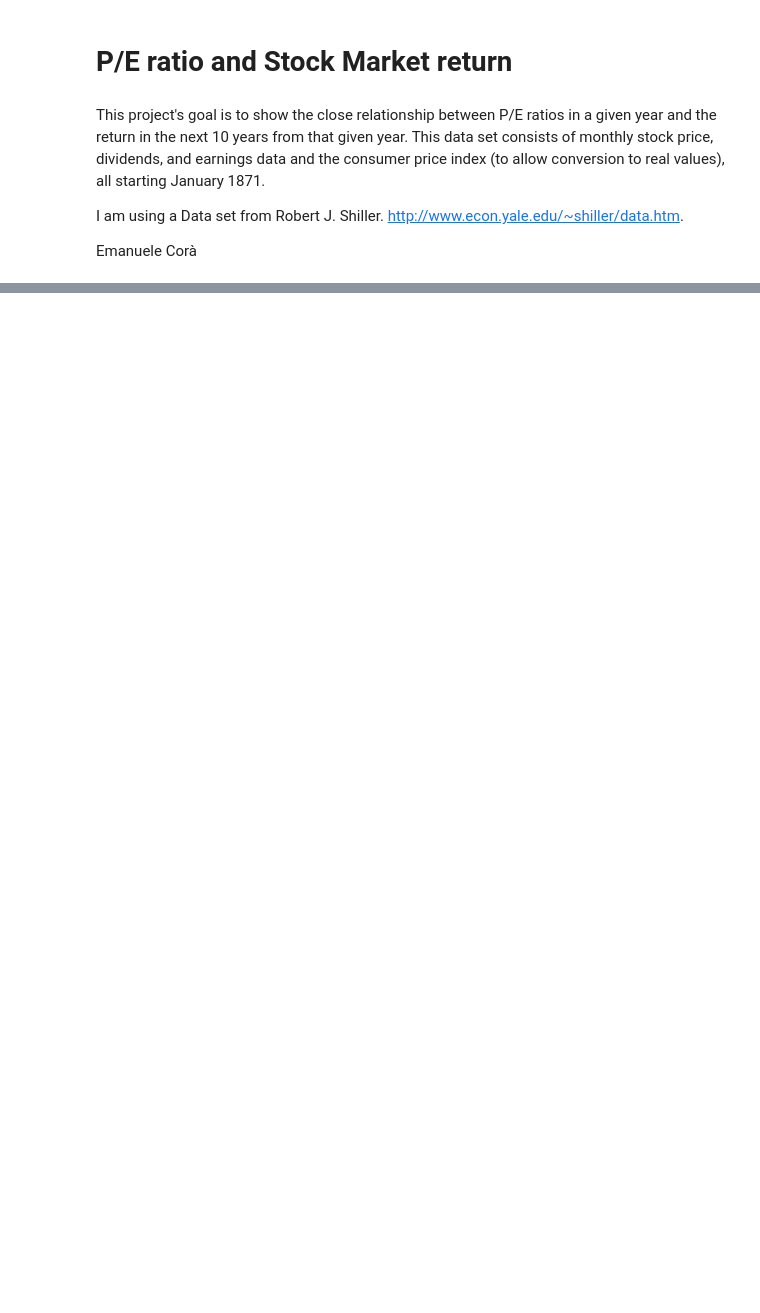
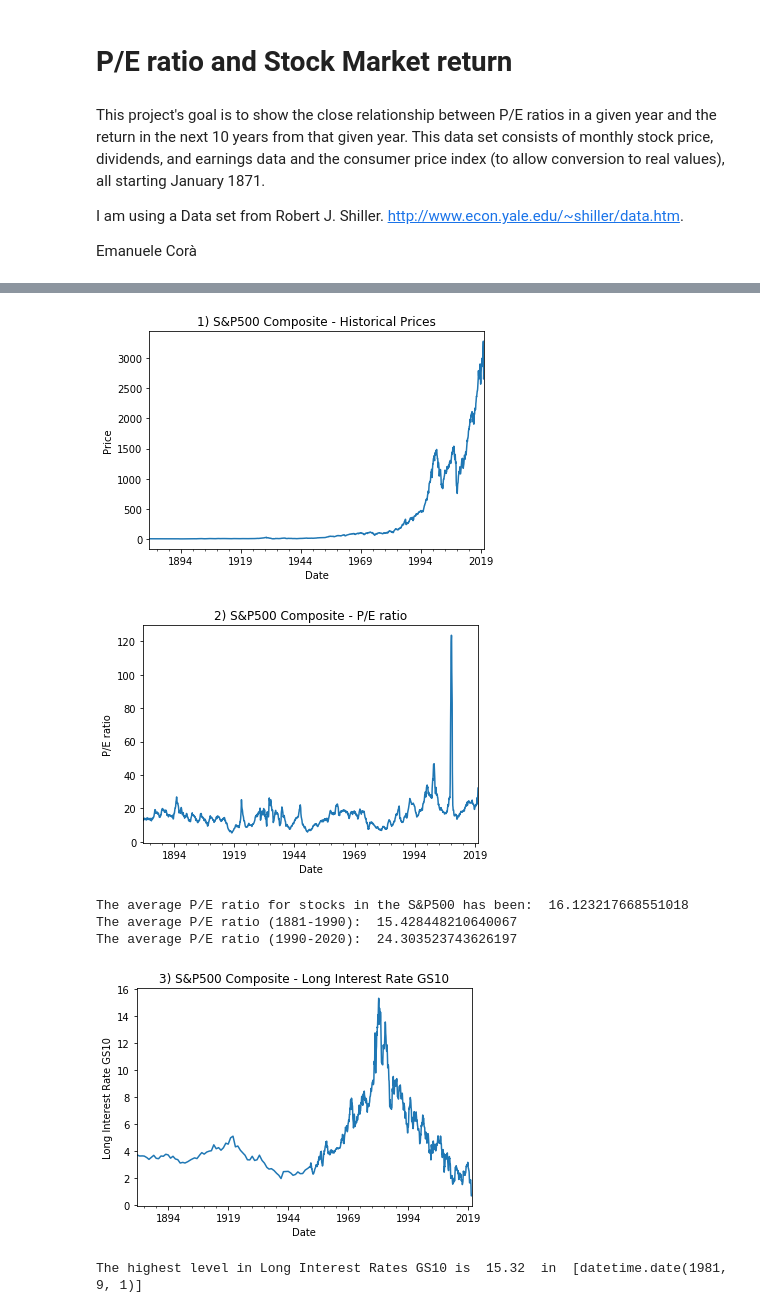
Before and after one commit to emanuelecora/P-E-and-Stock-Market-Return, a Jupyter notebook: Notebook.ipynb, the cells around one changed output, grey strips where cells are left out. Drawn from its saved outputs; the diff is of its cells as text; code cells hidden in the pictures; blank space fills up the shorter version.

Commit message:
Explained P/E ratio, Interest rates and discount rate

```diff
--- a/Notebook.ipynb
+++ b/Notebook.ipynb
@@ -47,3 +46,32 @@ df.head()
 # %%
 df["Date"] = pd.to_datetime(df["Date"], format='%Y.%m')
 df = df.set_index("Date")
+# %%
+df["Price"].plot()
+plt.title("1) S&P500 Composite - Historical Prices")
+plt.xlabel("Date")
+plt.ylabel("Price")
+plt.show()
+df["P/E ratio"].plot()
+plt.title("2) S&P500 Composite - P/E ratio")
+plt.xlabel("Date")
+plt.ylabel("P/E ratio")
+plt.show()
+print("The average P/E ratio for stocks in the S&P500 has been: ", pe_avg)
+print("The average P/E ratio (1881-1990): ", df["P/E ratio"].head(366).mean())
+print("The average P/E ratio (1990-2020): ", df["P/E ratio"].tail(366).mean())
+df["Long Interest Rate GS10"].plot()
+plt.title("3) S&P500 Composite - Long Interest Rate GS10")
+plt.xlabel("Date")
+plt.ylabel("Long Interest Rate GS10")
+plt.show()
+pe_avg = df["P/E ratio"].mean()
+print("The highest level in Long Interest Rates GS10 is ", df["Long Interest Rate GS10"].max(), " in " , df.index.date[df["Long Interest Rate GS10"] == df["Long Interest Rate GS10"].max()])
+# %% [output]
+[figure, added]
+[figure, added]
+The average P/E ratio for stocks in the S&P500 has been:  16.123217668551018
+The average P/E ratio (1881-1990):  15.428448210640067
+The average P/E ratio (1990-2020):  24.303523743626197
+[figure, added]
+The highest level in Long Interest Rates GS10 is  15.32  in  [datetime.date(1981, 9, 1)]
```
Also changed, not shown: parts of 5 cells of this notebook.
